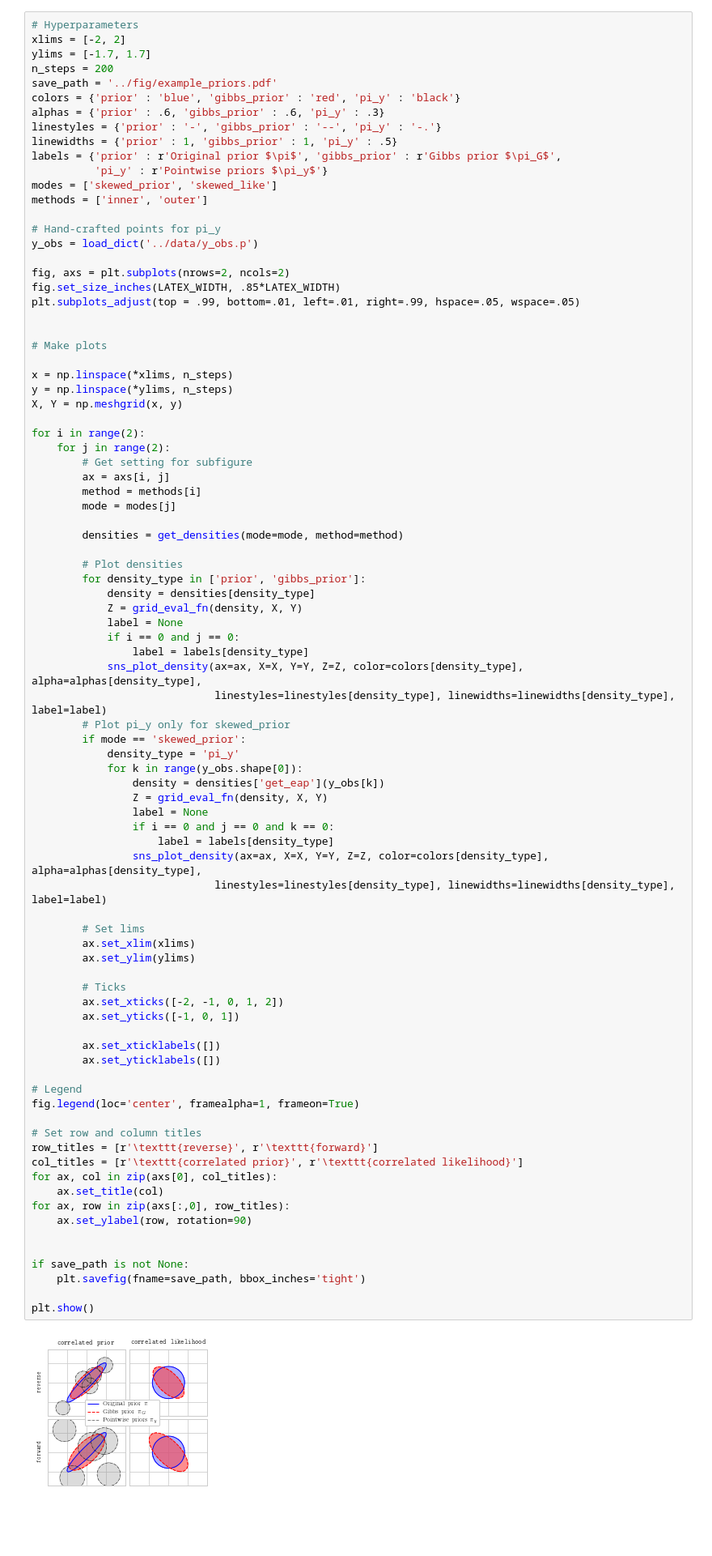
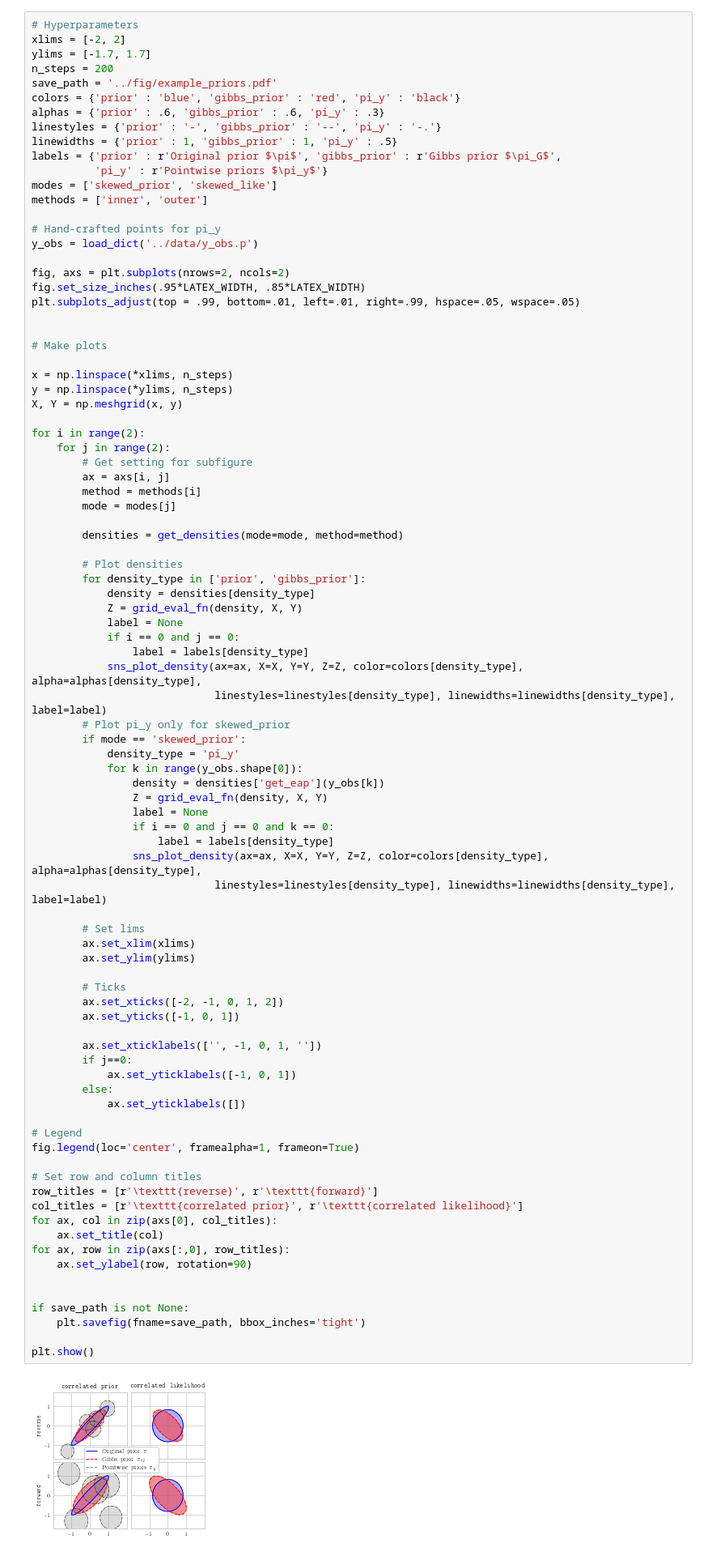
Before and after one commit to lrendsburg/Gibbs-priors, a Jupyter notebook: exp/fig_toy_example.ipynb, the cells around one changed output. Shown at 81% size. Cells and saved outputs as stored; diff of their text form; blank space fills up the shorter version.

Commit message:
Added ticks to toy_figure and computed correlation and covariances for the toy example

```diff
--- a/exp/fig_toy_example.ipynb
+++ b/exp/fig_toy_example.ipynb
@@ -90,7 +90,7 @@ methods = ['inner', 'outer']
 y_obs = load_dict('../data/y_obs.p')
 
 fig, axs = plt.subplots(nrows=2, ncols=2)
-fig.set_size_inches(LATEX_WIDTH, .85*LATEX_WIDTH)
+fig.set_size_inches(.95*LATEX_WIDTH, .85*LATEX_WIDTH)
 plt.subplots_adjust(top = .99, bottom=.01, left=.01, right=.99, hspace=.05, wspace=.05)
 
 
@@ -129,34 +129,37 @@ for i in range(2):
                     label = labels[density_type]
                 sns_plot_density(ax=ax, X=X, Y=Y, Z=Z, color=colors[density_type], alpha=alphas[density_type],
                              linestyles=linestyles[density_type], linewidths=linewidths[density_type], label=label)
 
         # Set lims
         ax.set_xlim(xlims)
         ax.set_ylim(ylims)
 
         # Ticks
         ax.set_xticks([-2, -1, 0, 1, 2])
         ax.set_yticks([-1, 0, 1])
 
-        ax.set_xticklabels([])
-        ax.set_yticklabels([])
+        ax.set_xticklabels(['', -1, 0, 1, ''])
+        if j==0:
+            ax.set_yticklabels([-1, 0, 1])
+        else:
+            ax.set_yticklabels([])
 
 # Legend
 fig.legend(loc='center', framealpha=1, frameon=True)
 
 # Set row and column titles
 row_titles = [r'\texttt{reverse}', r'\texttt{forward}']
 col_titles = [r'\texttt{correlated prior}', r'\texttt{correlated likelihood}']
 for ax, col in zip(axs[0], col_titles):
     ax.set_title(col)
 for ax, row in zip(axs[:,0], row_titles):
     ax.set_ylabel(row, rotation=90)
 
 
 if save_path is not None:
     plt.savefig(fname=save_path, bbox_inches='tight')
 
 plt.show()
 # %% [output]
-[figure, old version]
+[figure, new version]
 # %% [markdown]
```
Also changed, not shown: parts of 8 cells of this notebook, 3 other files.
